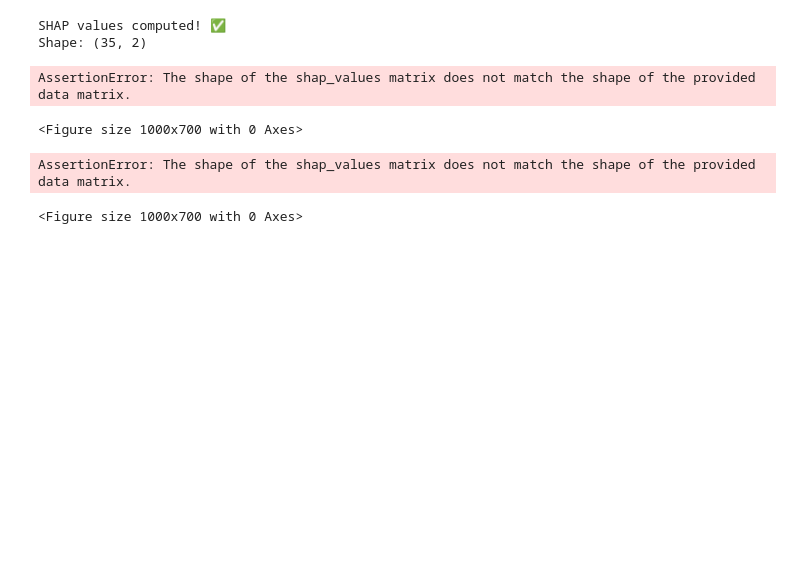
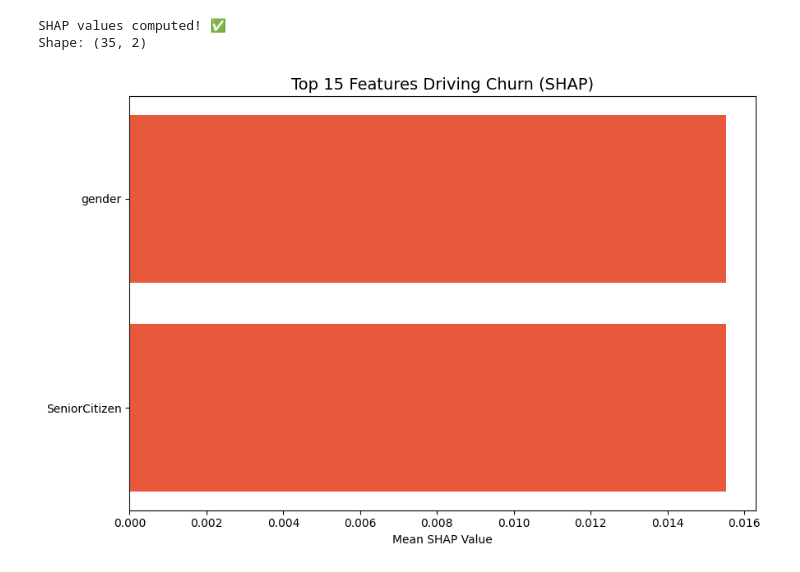
Before and after one commit to RIYA133-web/customer-churn-analysis, a Jupyter notebook: customer-churn-analysis/notebooks/04_root_cause_analysis.ipynb, the cells around one changed output. Cells and saved outputs as stored; diff of their text form; code cells hidden in the pictures; blank space fills up the shorter version.

```diff
--- a/customer-churn-analysis/notebooks/04_root_cause_analysis.ipynb
+++ b/customer-churn-analysis/notebooks/04_root_cause_analysis.ipynb
@@ -31,9 +27,9 @@ import shap
 # %%
 # Use a sample of 500 rows instead of all 7000+
-X = X.sample(500, random_state=42)
+X_sample = X.sample(500, random_state=42)
 
 explainer = shap.TreeExplainer(model)
-shap_values = explainer.shap_values(X)
+shap_values = explainer.shap_values(X_sample)
 
 # For Random Forest, shap_values is a list [class_0, class_1]
 shap_vals_churn = shap_values[1]
@@ -43,37 +39,24 @@ print("Shape:", shap_vals_churn.shape)
 # %% [output]
 SHAP values computed! ✅
 Shape: (35, 2)
-# %%
-plt.figure(figsize=(10, 7))
-
-shap.summary_plot(
-    shap_vals_churn, X,
-    plot_type='bar',
-    max_display=15,
-    show=False,
-    color='#E8593C'
-)
-
-plt.title('Top 15 Features Driving Churn (SHAP)', fontsize=14)
-plt.tight_layout()
-plt.savefig('../reports/shap_importance.png', dpi=150, bbox_inches='tight')
-plt.show()
-# %% [output]
-AssertionError: The shape of the shap_values matrix does not match the shape of the provided data matrix.
-<Figure size 1000x700 with 0 Axes>
-# %%
-plt.figure(figsize=(10, 7))
-
-shap.summary_plot(
-    shap_vals_churn, X,
-    max_display=15,
-    show=False
-)
-
-plt.title('SHAP Impact on Churn Prediction', fontsize=14)
-plt.tight_layout()
-plt.savefig('../reports/shap_dot_plot.png', dpi=150, bbox_inches='tight')
-plt.show()
-# %% [output]
-AssertionError: The shape of the shap_values matrix does not match the shape of the provided data matrix.
-<Figure size 1000x700 with 0 Axes>
+# %%
+fig, ax = plt.subplots(figsize=(9, 6))
+
+shap_mean = np.abs(shap_vals_churn).mean(axis=0)
+feature_names = list(X_sample.columns)
+
+sorted_pairs = sorted(zip(feature_names, shap_mean),
+                      key=lambda x: x[1], reverse=True)[:15]
+
+features = [x[0] for x in sorted_pairs]
+values = [x[1] for x in sorted_pairs]
+
+ax.barh(features, values, color='#E8593C', edgecolor='none')
+ax.set_title('Top 15 Features Driving Churn (SHAP)', fontsize=14)
+ax.set_xlabel('Mean SHAP Value')
+ax.invert_yaxis()
+plt.tight_layout()
+plt.savefig('../reports/shap_importance.png', dpi=150)
+plt.show()
+# %% [output]
+[figure, added]
```
Also changed, not shown: parts of 7 cells of this notebook, 3 other files.
